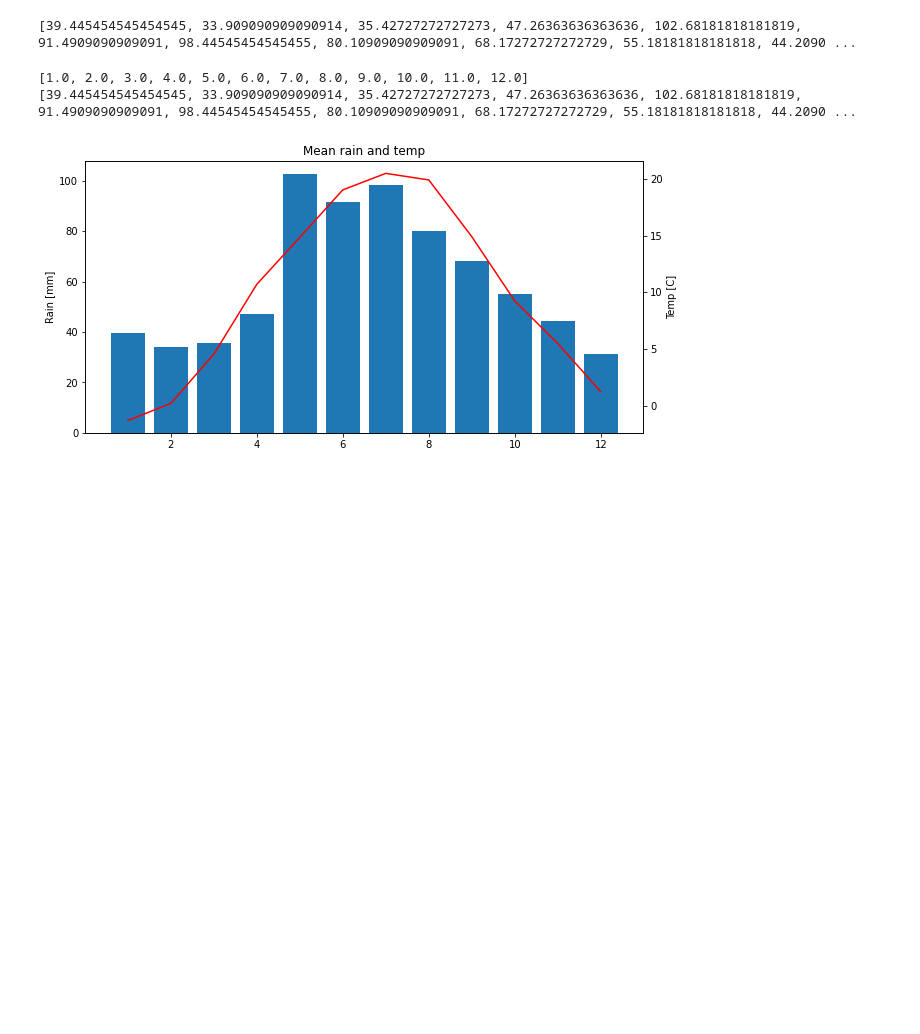
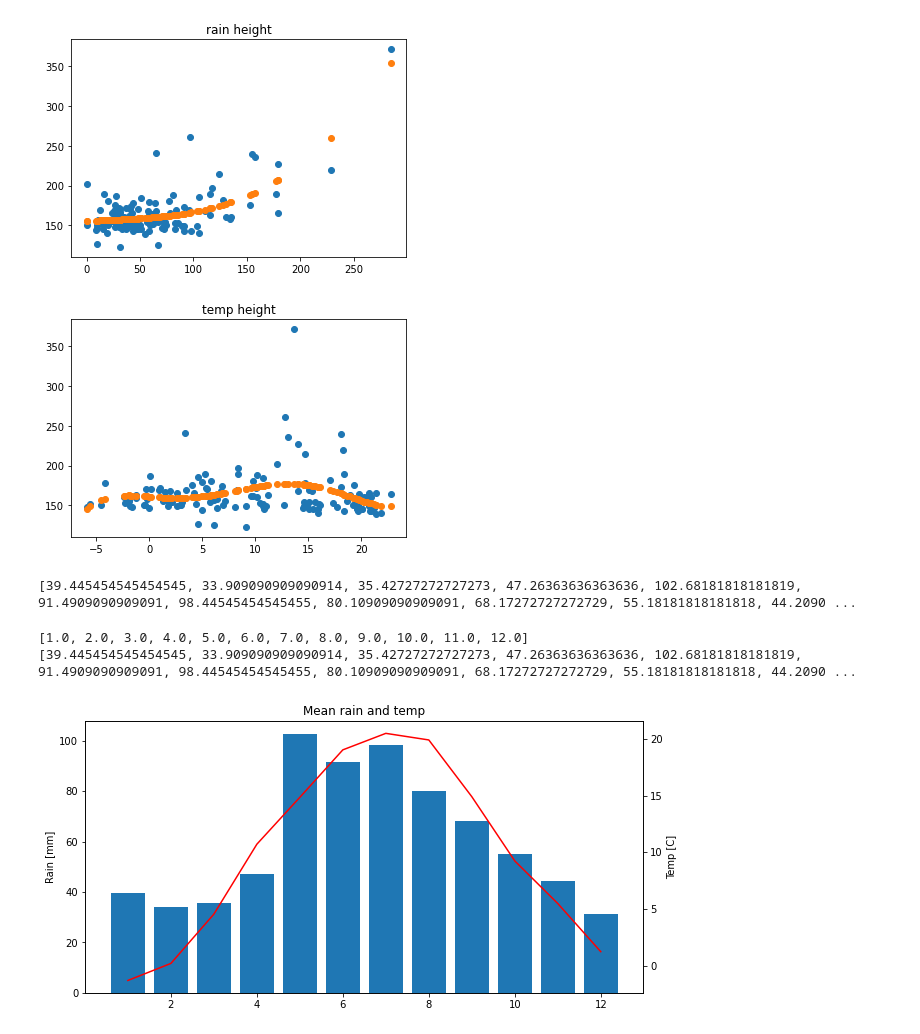
Before and after one commit to JakubBurczyk/DA_WeatherModel, a Jupyter notebook: mean.ipynb, the cells around one changed output. Drawn from its saved outputs; the diff is of its cells as text; code cells hidden in the pictures; blank space fills up the shorter version.

```diff
--- a/mean.ipynb
+++ b/mean.ipynb
@@ -7,36 +7,55 @@ import numpy as np
 from typing import List
 # %%
 df = pd.read_csv("tidy_data.csv")
+
+plt.scatter(df["Rain_sum"],df["Height"])
+z = np.polyfit(df["Rain_sum"], df["Height"], 3)
+p = np.poly1d(z)
+trend_h = p(df["Rain_sum"])
+plt.scatter(df["Rain_sum"],trend_h)
+plt.title("rain height")
+plt.show()
+
+plt.scatter(df["Mean_temp"],df["Height"])
+z = np.polyfit(df["Mean_temp"], df["Height"], 5)
+p = np.poly1d(z)
+trend_h = p(df["Mean_temp"])
+plt.scatter(df["Mean_temp"],trend_h)
+plt.title("temp height")
+plt.show()
+
 y = 2009
 
 frames = {}
 for i in range(int(len(df)/12)):
     dfY = df.loc[df["Year"] == y]
     frames[y]=dfY
     y += 1
     pass
 
 
 rain = [0]*12
 height = [0]*12
 temp = [0]*12
 
 for df in frames.values():
     for i in range(1,len(df)+1):
         monthDf: pd.DataFrame
         monthDf = df.loc[ df["Month"] == i]
 
         rain[i-1] += monthDf["Rain_sum"].values[0]
         height[i-1] += monthDf["Height"].values[0]
         temp[i-1] += monthDf["Mean_temp"].values[0]
 
 
 rain = [x / int(len(frames)) for x in rain]
 height = [x / int(len(frames)) - 150 for x in height]
 temp = [x / int(len(frames)) for x in temp]
 
 print(rain)
 # %% [output]
+[figure, added]
+[figure, added]
 [39.445454545454545, 33.909090909090914, 35.42727272727273, 47.26363636363636, 102.68181818181819, 91.4909090909091, 98.44545454545455, 80.10909090909091, 68.17272727272729, 55.18181818181818, 44.2090 ...
 # %%
 fig, ax1 = plt.subplots(figsize = (10, 5))
```
Also changed, not shown: parts of 1 cell of this notebook.
